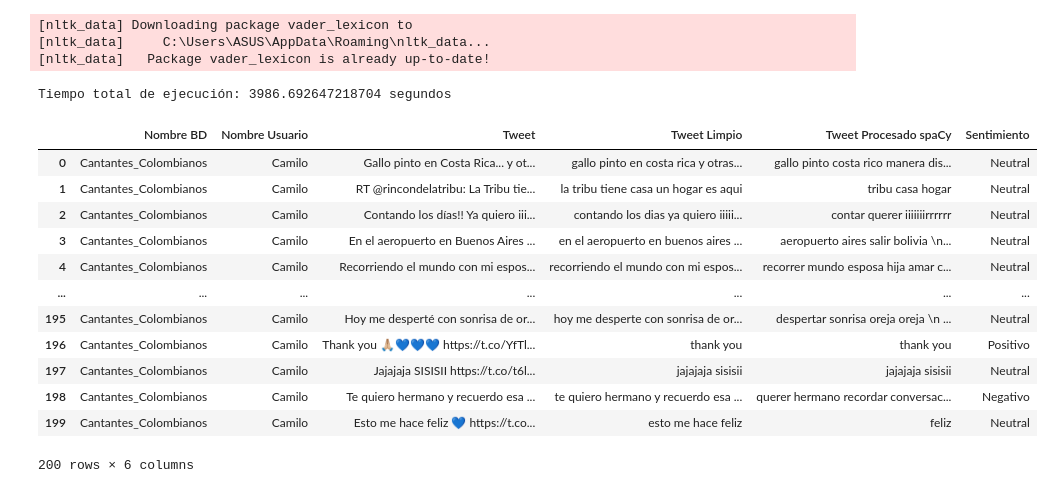
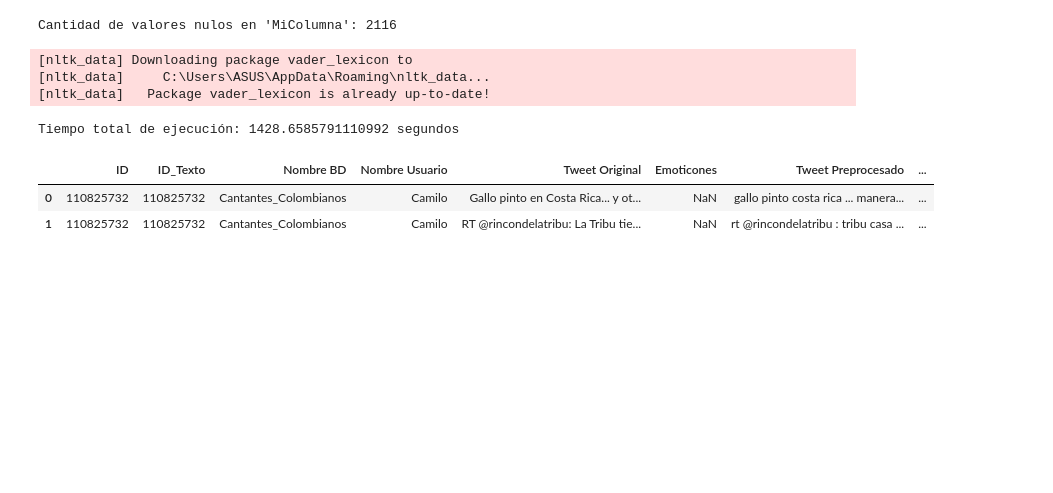
Before and after one commit to SandraYepez/Analisis_Sentimientos_Esp, a Jupyter notebook: VADER_spaCy_Análisis_de_Sentimientos.ipynb, the cells around one changed output. Cells and saved outputs as stored; diff of their text form; code cells hidden in the pictures; blank space fills up the shorter version.

```diff
--- a/VADER_spaCy_Análisis_de_Sentimientos.ipynb
+++ b/VADER_spaCy_Análisis_de_Sentimientos.ipynb
@@ -76,10 +72,18 @@ from wordcloud import WordCloud
 # %%
 # Leemos los dataframes
-tweets = pd.read_csv('tweets_limpios_esp_vacios2.csv',sep=',')
+tweets = pd.read_csv('tweets_extraidos_preprocesados_sentimiento.csv',sep=',')
+# %%
+# Contar la cantidad de valores nulos en 'MiColumna'
+cantidad_nulos_en_columna = tweets['Tweet Limpio'].isnull().sum()
+
+# Imprimir la cantidad de valores nulos en 'MiColumna'
+print("Cantidad de valores nulos en 'MiColumna':", cantidad_nulos_en_columna)
+# %% [output]
+Cantidad de valores nulos en 'MiColumna': 2116
+# %%
+tweets.dropna(subset=['Tweet Limpio'], inplace=True)
 # %%
-import pandas as pd
 import spacy
-import nltk
 from nltk.sentiment.vader import SentimentIntensityAnalyzer
 from concurrent.futures import ThreadPoolExecutor
 from tqdm import tqdm
@@ -94,7 +98,6 @@ nlp = spacy.load("es_core_news_sm")
 # Crear una instancia del analizador de sentimientos VADER
 sia = SentimentIntensityAnalyzer()
 
-# Definir una función para realizar el preprocesamiento
 def preprocess_text(text):
     # Procesar el texto con spaCy
     doc = nlp(text)
@@ -130,10 +133,10 @@ def analyze_sentiment_parallel(column):
 start_time = time.time()
 
 # Aplicar el preprocesamiento a la columna "Tweet Limpio"
-tweets['Tweet Procesado spaCy'] = preprocess_parallel(tweets['Tweet Limpio'])
+tweets['Tweet_Procesado_spaCy'] = preprocess_parallel(tweets['Tweet Limpio'])
 
 # Aplicar el análisis de sentimientos a la columna "Tweet Procesado spaCy"
-tweets['Sentimiento'] = analyze_sentiment_parallel(tweets['Tweet Procesado spaCy'])
+tweets['Sentimiento_VADER'] = analyze_sentiment_parallel(tweets['Tweet_Procesado_spaCy'])
 
 # Medir el tiempo de finalización
 end_time = time.time()
@@ -142,7 +145,7 @@ end_time = time.time()
 total_time = end_time - start_time
 
 # Guardar el DataFrame resultante con los sentimientos analizados
-tweets.to_csv('tweets_con_sentimientos.csv', index=False)
+tweets.to_csv('tweets_con_sentimientos_VADER_SPACY.csv', index=False)
 
 # Muestra el tiempo total de ejecución
 print(f"Tiempo total de ejecución: {total_time} segundos")
@@ -150,22 +153,12 @@ print(f"Tiempo total de ejecución: {total_time} segundos")
 [nltk_data] Downloading package vader_lexicon to
 [nltk_data]     C:\Users\ASUS\AppData\Roaming\nltk_data...
 [nltk_data]   Package vader_lexicon is already up-to-date!
-Tiempo total de ejecución: 3986.692647218704 segundos
+Tiempo total de ejecución: 1428.6585791110992 segundos
 # %%
-tweets.head(200)
+tweets.head(2)
 # %% [output]
-|  | Nombre BD | Nombre Usuario | Tweet | Tweet Limpio | Tweet Procesado spaCy | Sentimiento |
-| 0 | Cantantes_Colombianos | Camilo | Gallo pinto en Costa Rica... y ot... | gallo pinto en costa rica y otras... | gallo pinto costa rico manera dis... | Neutral |
-| 1 | Cantantes_Colombianos | Camilo | RT @rincondelatribu: La Tribu tie... | la tribu tiene casa un hogar es aqui | tribu casa hogar | Neutral |
-| 2 | Cantantes_Colombianos | Camilo | Contando los días!! Ya quiero iii... | contando los dias ya quiero iiiii... | contar querer iiiiiiirrrrrr | Neutral |
-| 3 | Cantantes_Colombianos | Camilo | En el aeropuerto en Buenos Aires ... | en el aeropuerto en buenos aires ... | aeropuerto aires salir bolivia \n... | Neutral |
-| 4 | Cantantes_Colombianos | Camilo | Recorriendo el mundo con mi espos... | recorriendo el mundo con mi espos... | recorrer mundo esposa hija amar c... | Neutral |
-| ... | ... | ... | ... | ... | ... | ... |
-| 195 | Cantantes_Colombianos | Camilo | Hoy me desperté con sonrisa de or... | hoy me desperte con sonrisa de or... | despertar sonrisa oreja oreja \n ... | Neutral |
-| 196 | Cantantes_Colombianos | Camilo | Thank you 🙏🏼💙💙💙 https://t.co/YfTl... | thank you | thank you | Positivo |
-| 197 | Cantantes_Colombianos | Camilo | Jajajaja SISISII https://t.co/t6l... | jajajaja sisisii | jajajaja sisisii | Neutral |
-| 198 | Cantantes_Colombianos | Camilo | Te quiero hermano y recuerdo esa ... | te quiero hermano y recuerdo esa ... | querer hermano recordar conversac... | Negativo |
-| 199 | Cantantes_Colombianos | Camilo | Esto me hace feliz 💙 https://t.co... | esto me hace feliz | feliz | Neutral |
+|  | ID | ID_Texto | Nombre BD | Nombre Usuario | Tweet Original | Emoticones | Tweet Preprocesado | ... |
+| 0 | 110825732 | 110825732 | Cantantes_Colombianos | Camilo | Gallo pinto en Costa Rica... y ot... | NaN | gallo pinto costa rica ... manera... | ... |
+| 1 | 110825732 | 110825732 | Cantantes_Colombianos | Camilo | RT @rincondelatribu: La Tribu tie... | NaN | rt @rincondelatribu : tribu casa ... | ... |
-200 rows × 6 columns
 # %%
 # Contar el número de tweets positivos
```
Also changed, not shown: parts of 27 cells of this notebook, 4 other files.
